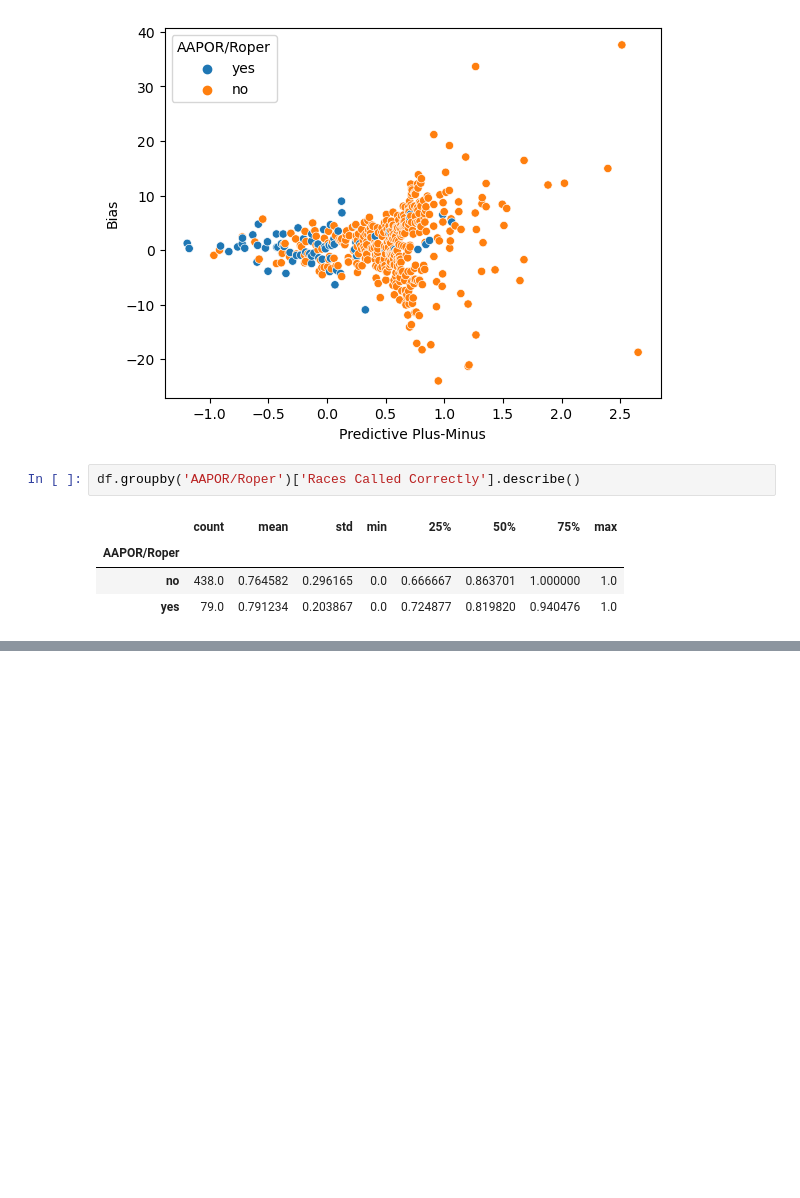
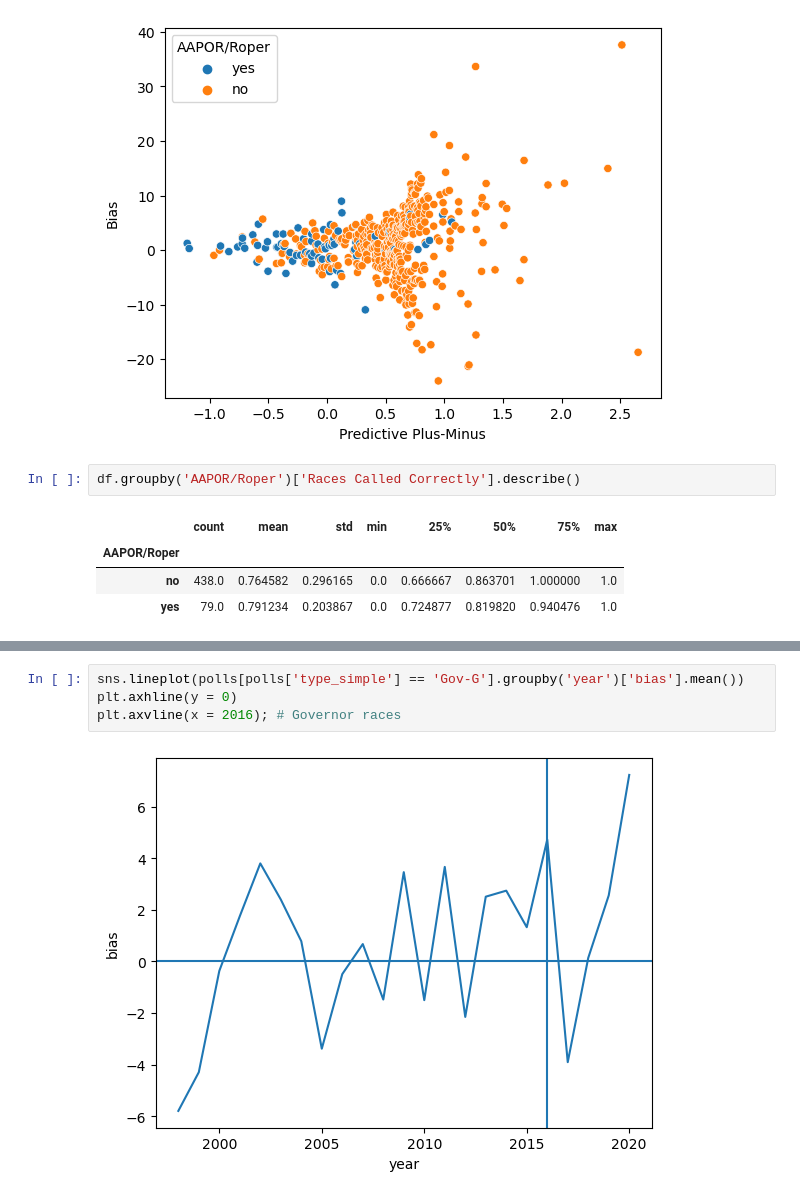
Before and after one commit to vijay-ravuri/poll-accuracy-modeling, a Jupyter notebook: code/starter_vijay.ipynb, the cells around one changed output, grey strips where cells are left out. Cells and saved outputs as stored; diff of their text form; blank space fills up the shorter version.

```diff
--- a/code/starter_vijay.ipynb
+++ b/code/starter_vijay.ipynb
@@ -128,0 +205,6 @@ df.groupby('AAPOR/Roper')['Races Called Correctly'].describe()
+# %%
+sns.lineplot(polls[polls['type_simple'] == 'Gov-G'].groupby('year')['bias'].mean())
+plt.axhline(y = 0)
+plt.axvline(x = 2016); # Governor races
+# %% [output]
+[figure, added]
```
Also changed, not shown: parts of 19 cells of this notebook.
